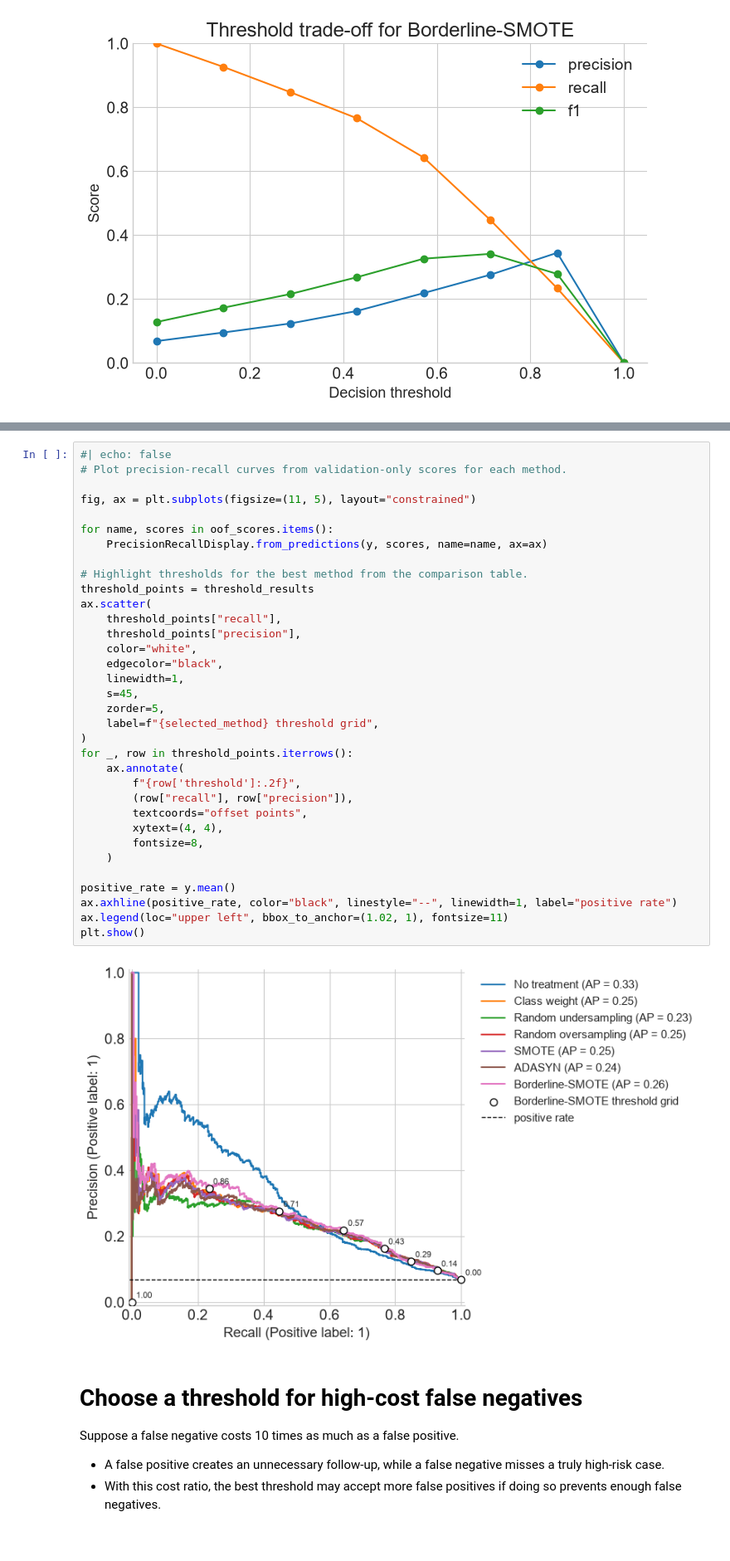
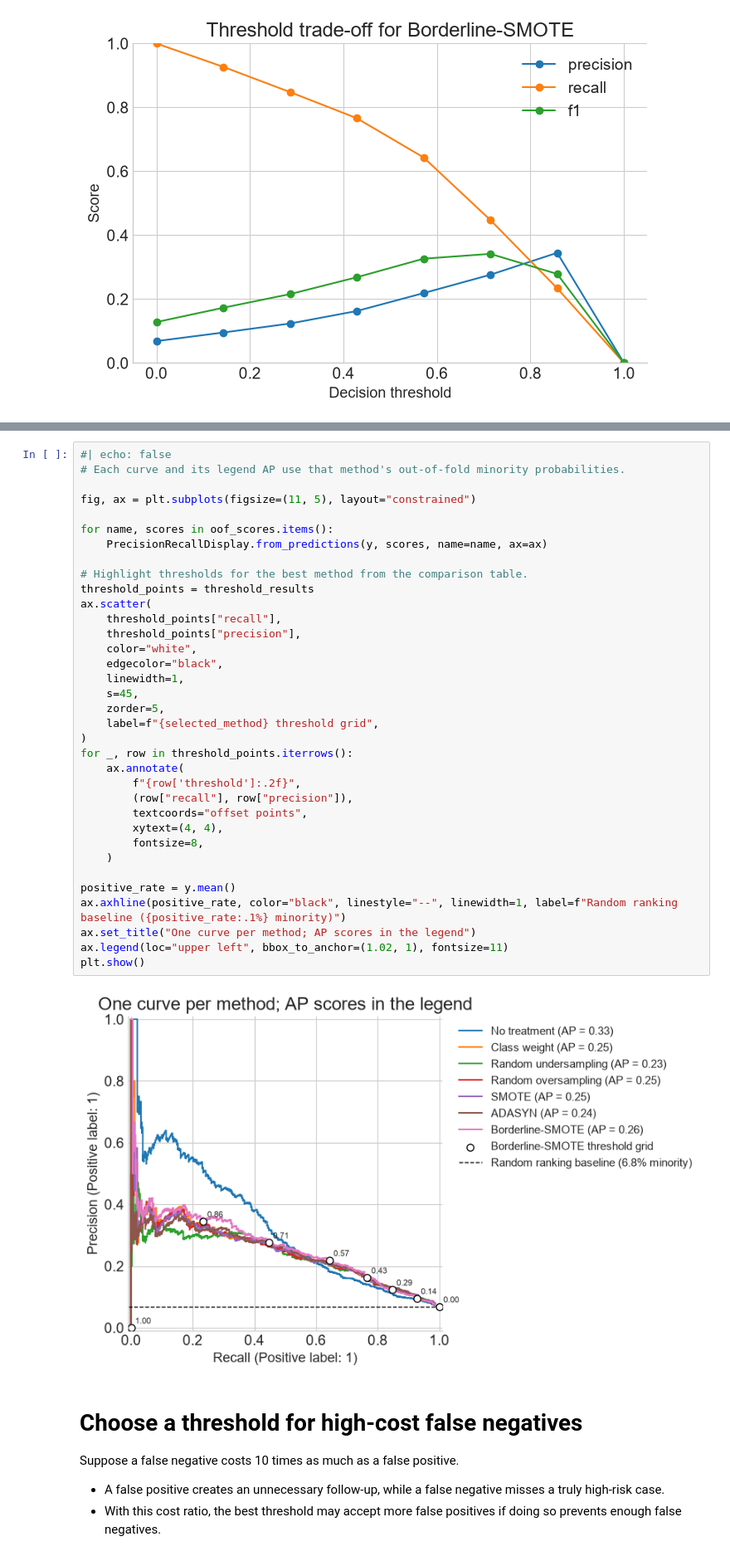
Before and after one commit to w4bo/AA2627-unibo-dcai, a Jupyter notebook: slides/lab-02-augmentation.ipynb, the cells around one changed output, grey strips where cells are left out. Shown at 83% size. Cells and saved outputs as stored; diff of their text form.

```diff
--- a/slides/lab-02-augmentation.ipynb
+++ b/slides/lab-02-augmentation.ipynb
@@ -1209,39 +1216,40 @@ Average precision ($AP=\sum_n (R_n - R_{n-1}) P_n$) summarizes the curve as the
 # %%
 #| echo: false
-# Plot precision-recall curves from validation-only scores for each method.
+# Each curve and its legend AP use that method's out-of-fold minority probabilities.
 
 fig, ax = plt.subplots(figsize=(11, 5), layout="constrained")
 
 for name, scores in oof_scores.items():
     PrecisionRecallDisplay.from_predictions(y, scores, name=name, ax=ax)
 
 # Highlight thresholds for the best method from the comparison table.
 threshold_points = threshold_results
 ax.scatter(
     threshold_points["recall"],
     threshold_points["precision"],
     color="white",
     edgecolor="black",
     linewidth=1,
     s=45,
     zorder=5,
     label=f"{selected_method} threshold grid",
 )
 for _, row in threshold_points.iterrows():
     ax.annotate(
         f"{row['threshold']:.2f}",
         (row["recall"], row["precision"]),
         textcoords="offset points",
         xytext=(4, 4),
         fontsize=8,
     )
 
 positive_rate = y.mean()
-ax.axhline(positive_rate, color="black", linestyle="--", linewidth=1, label="positive rate")
+ax.axhline(positive_rate, color="black", linestyle="--", linewidth=1, label=f"Random ranking baseline ({positive_rate:.1%} minority)")
+ax.set_title("One curve per method; AP scores in the legend")
 ax.legend(loc="upper left", bbox_to_anchor=(1.02, 1), fontsize=11)
 plt.show()
 # %% [output]
-[figure, old version]
+[figure, new version]
 # %% [markdown]
 # Choose a threshold for high-cost false negatives
 
```
Also changed, not shown: parts of 4 cells of this notebook, 4 other files.
